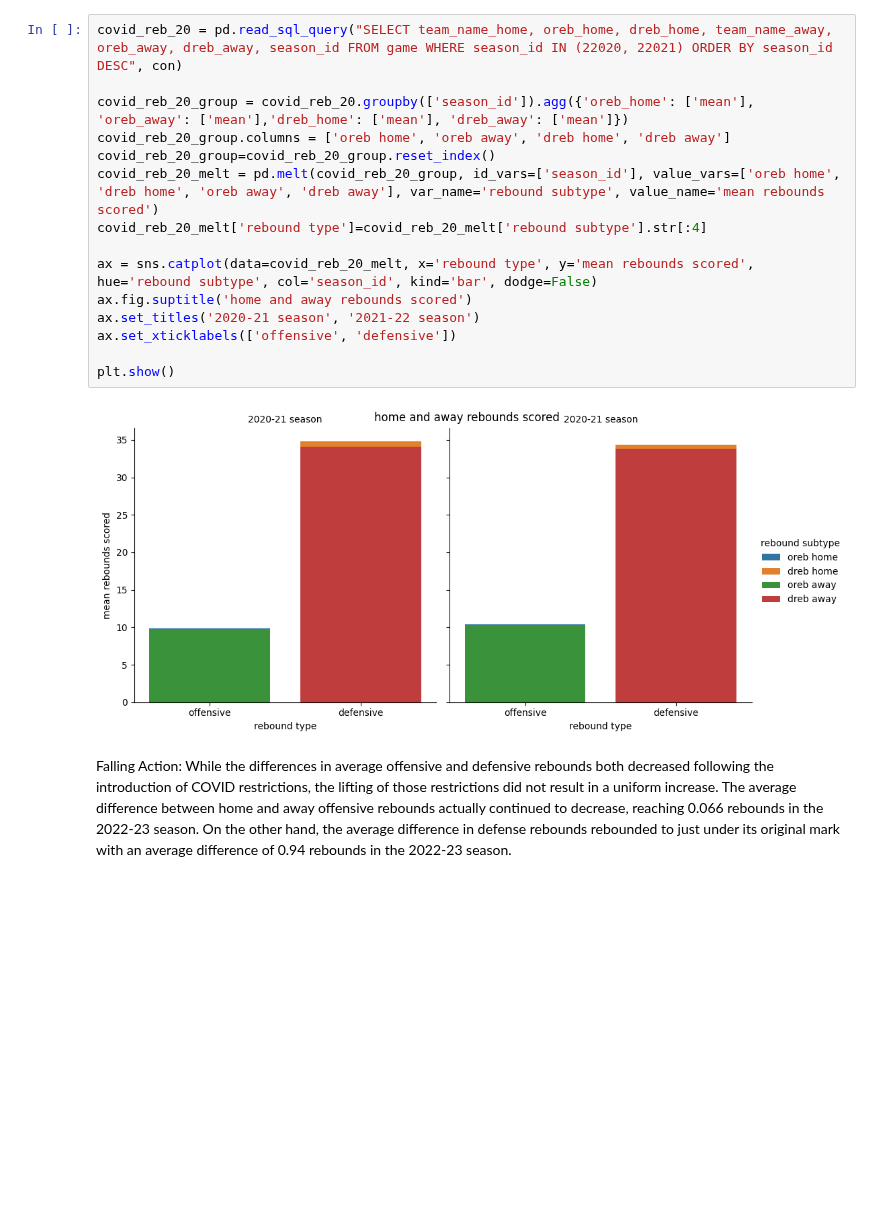
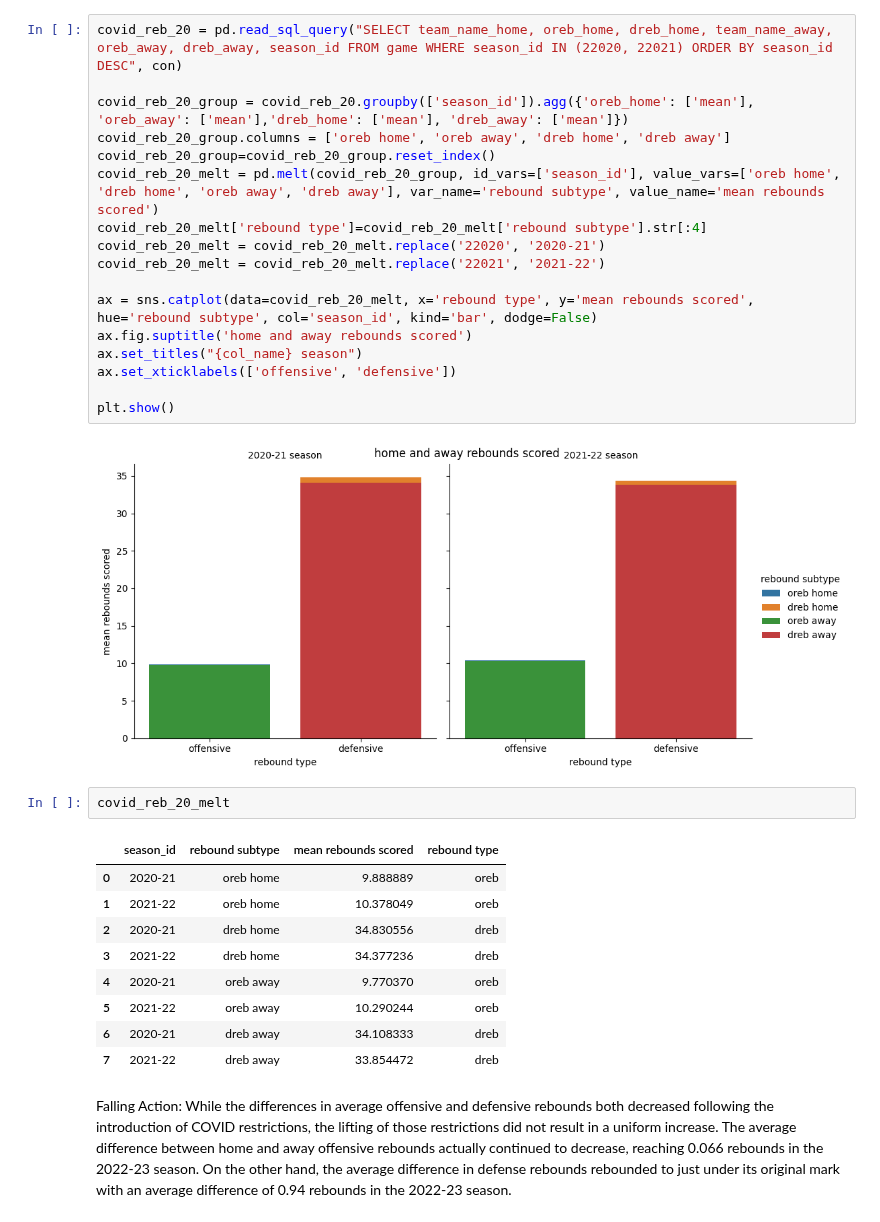
Before and after one commit to thezachdrake/UMD-INST627-Fall2024, a Jupyter notebook: inclass.ipynb, the cells around one changed output. Drawn from its saved outputs; the diff is of its cells as text; blank space fills up the shorter version.

```diff
--- a/inclass.ipynb
+++ b/inclass.ipynb
@@ -206,15 +207,29 @@ covid_reb_20_group.columns = ['oreb home', 'oreb away', 'dreb home', 'dreb away'
 covid_reb_20_group=covid_reb_20_group.reset_index()
 covid_reb_20_melt = pd.melt(covid_reb_20_group, id_vars=['season_id'], value_vars=['oreb home', 'dreb home', 'oreb away', 'dreb away'], var_name='rebound subtype', value_name='mean rebounds scored')
 covid_reb_20_melt['rebound type']=covid_reb_20_melt['rebound subtype'].str[:4]
+covid_reb_20_melt = covid_reb_20_melt.replace('22020', '2020-21')
+covid_reb_20_melt = covid_reb_20_melt.replace('22021', '2021-22')
 
 ax = sns.catplot(data=covid_reb_20_melt, x='rebound type', y='mean rebounds scored', hue='rebound subtype', col='season_id', kind='bar', dodge=False)
 ax.fig.suptitle('home and away rebounds scored')
-ax.set_titles('2020-21 season', '2021-22 season')
+ax.set_titles("{col_name} season")
 ax.set_xticklabels(['offensive', 'defensive'])
 
 plt.show()
 # %% [output]
 [figure]
+# %%
+covid_reb_20_melt
+# %% [output]
+|  | season_id | rebound subtype | mean rebounds scored | rebound type |
+| 0 | 2020-21 | oreb home | 9.888889 | oreb |
+| 1 | 2021-22 | oreb home | 10.378049 | oreb |
+| 2 | 2020-21 | dreb home | 34.830556 | dreb |
+| 3 | 2021-22 | dreb home | 34.377236 | dreb |
+| 4 | 2020-21 | oreb away | 9.770370 | oreb |
+| 5 | 2021-22 | oreb away | 10.290244 | oreb |
+| 6 | 2020-21 | dreb away | 34.108333 | dreb |
+| 7 | 2021-22 | dreb away | 33.854472 | dreb |
 # %% [markdown]
 Falling Action: While the differences in average offensive and defensive rebounds both decreased following the introduction of COVID restrictions, the lifting of those restrictions did not result in a uniform increase. The average difference between home and away offensive rebounds actually continued to decrease, reaching 0.066 rebounds in the 2022-23 season. On the other hand, the average difference in defense rebounds rebounded to just under its original mark with an average difference of 0.94 rebounds in the 2022-23 season.
 # %%
```
Also changed, not shown: parts of 8 cells of this notebook.
